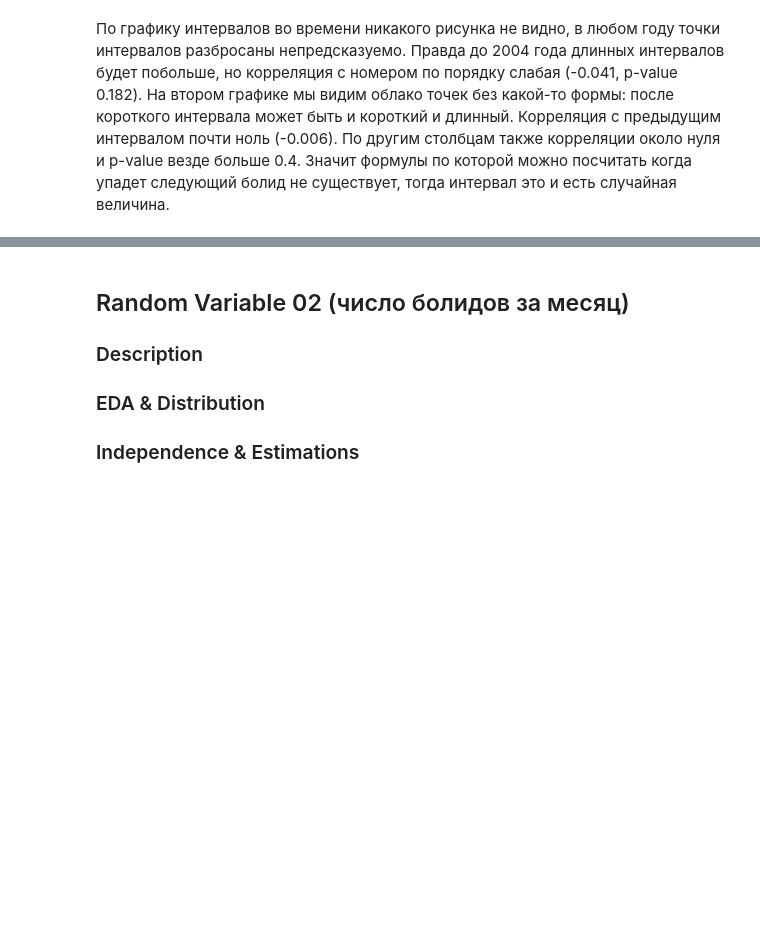
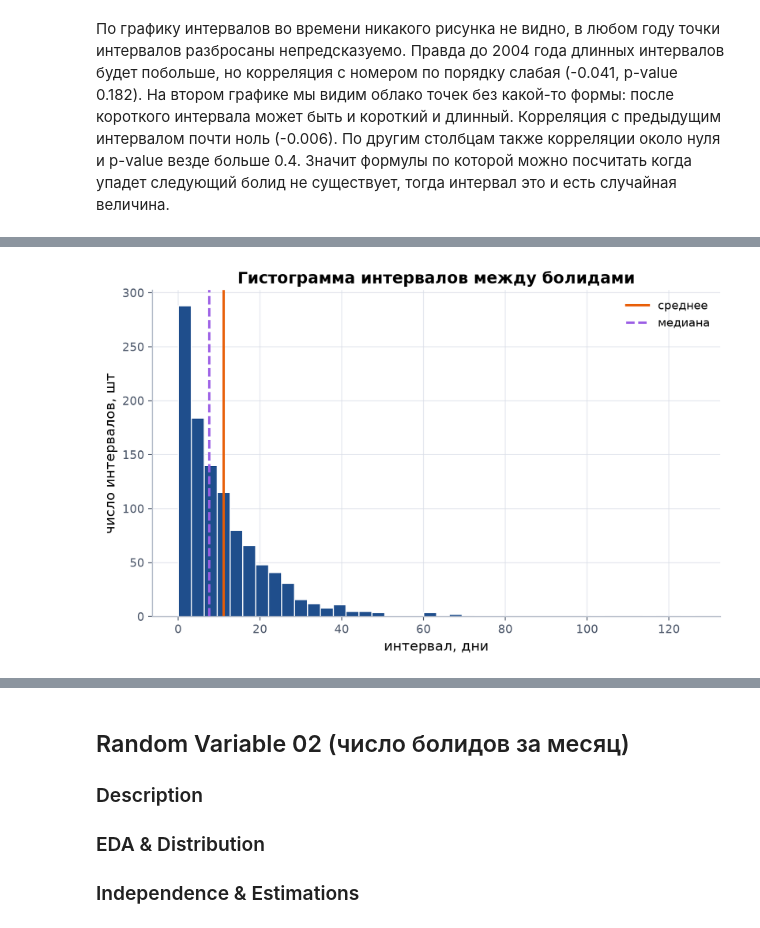
Before and after one commit to kotok9/app-stat-lab01, a Jupyter notebook: lab01_fireballs.ipynb, the cells around one changed output, grey strips where cells are left out. Cells and saved outputs as stored; diff of their text form; code cells hidden in the pictures; blank space fills up the shorter version.

Commit message:
Интервалы: статистики, распределение, выборки

```diff
--- a/lab01_fireballs.ipynb
+++ b/lab01_fireballs.ipynb
@@ -250,0 +342,12 @@ lat  корреляция: 0.026  p-value: 0.432  пар значений: 882
+# %%
+# гистограмма интервалов, отмечаем среднее и медиану
+plt.hist(gaps, bins=40, color=C_DATA, edgecolor="white")
+plt.axvline(gaps.mean(), color=C_THEORY, label="среднее")
+plt.axvline(gaps.median(), color=C_ACCENT, linestyle="--", label="медиана")
+plt.title("Гистограмма интервалов между болидами")
+plt.xlabel("интервал, дни")
+plt.ylabel("число интервалов, шт")
+plt.legend()
+plt.show()
+# %% [output]
+[figure, added]
```
Also changed, not shown: parts of 28 cells of this notebook.
